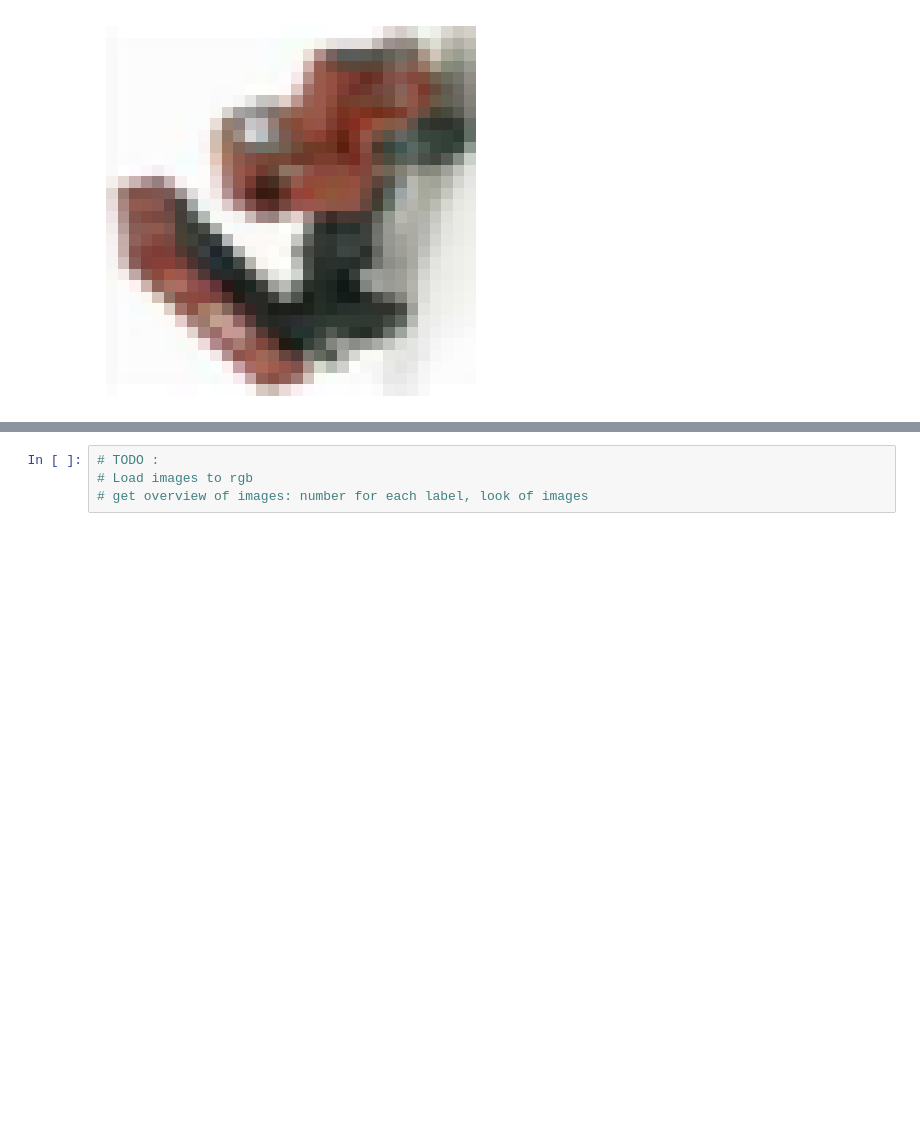
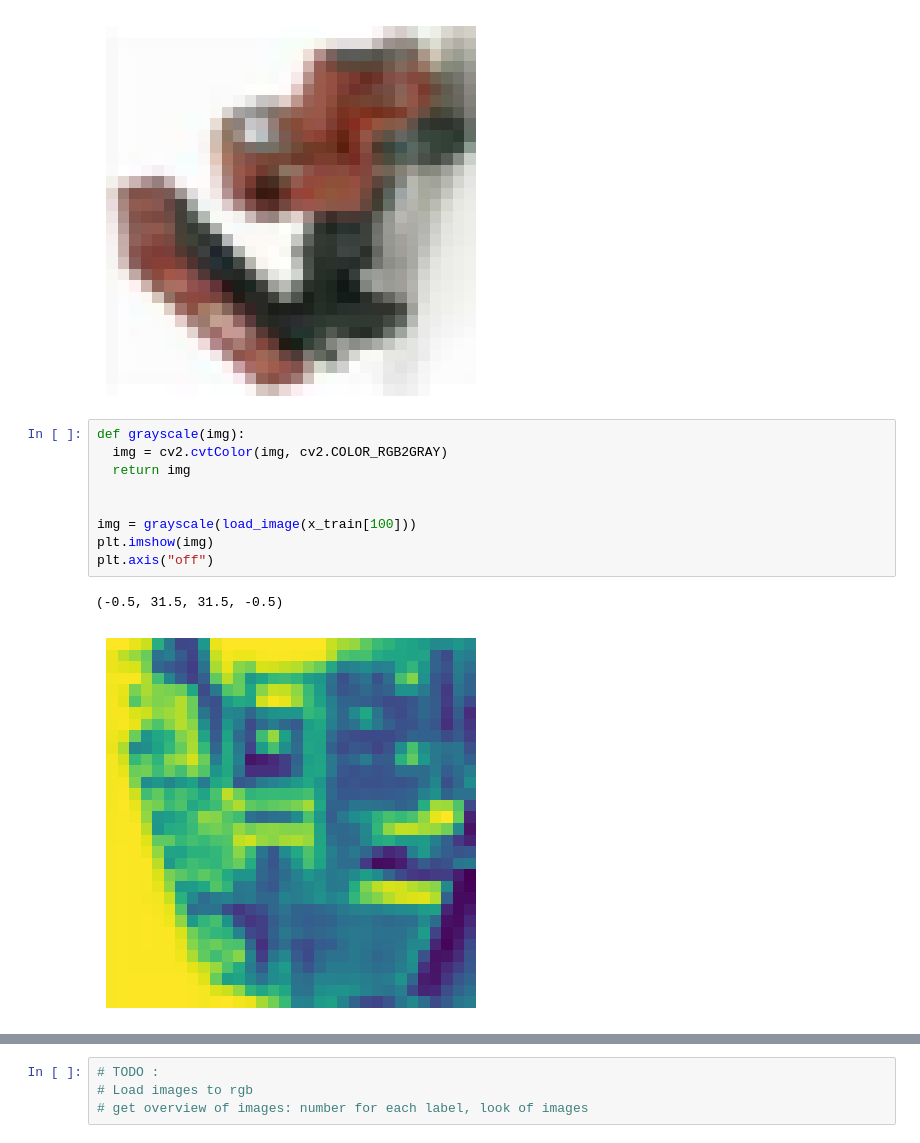
Before and after one commit to Alizzie/ST_CA1, a Jupyter notebook: main.ipynb, the cells around one changed output, grey strips where cells are left out. Cells and saved outputs as stored; diff of their text form; blank space fills up the shorter version.

```diff
--- a/main.ipynb
+++ b/main.ipynb
@@ -234,3 +235,15 @@ plt.show()
 # %% [output]
 6
 [figure]
+# %%
+def grayscale(img):
+  img = cv2.cvtColor(img, cv2.COLOR_RGB2GRAY)
+  return img
+
+
+img = grayscale(load_image(x_train[100]))
+plt.imshow(img)
+plt.axis("off")
+# %% [output]
+(-0.5, 31.5, 31.5, -0.5)
+[figure, added]
```
Also changed, not shown: parts of 9 cells of this notebook.
